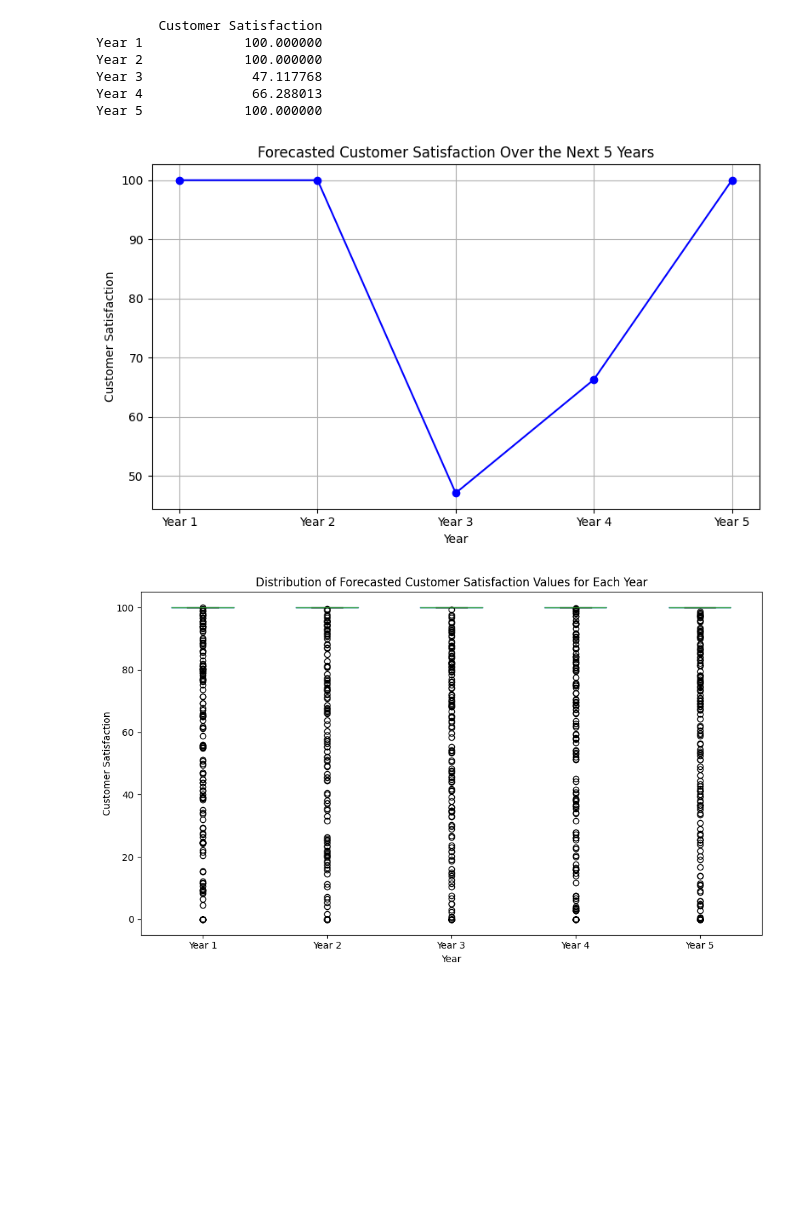
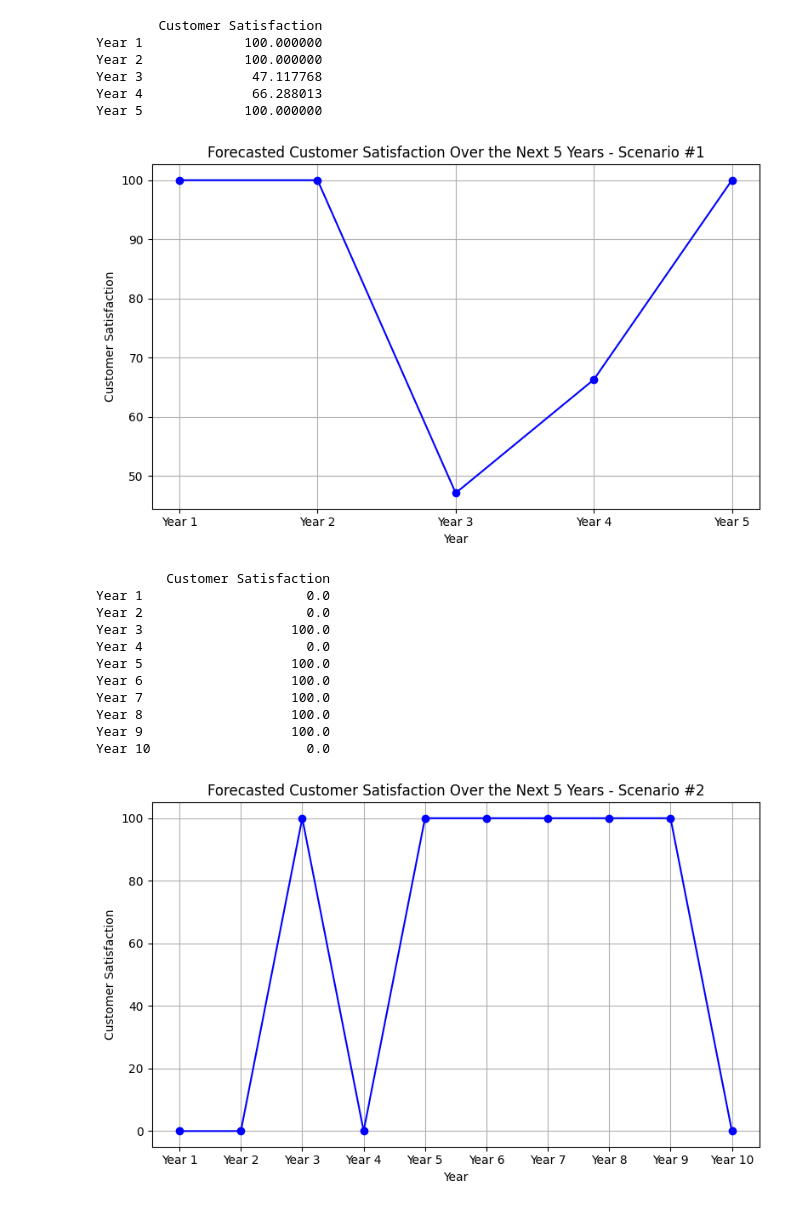
Before and after one commit to rgregs60/Python-Fall-2024-Notebooks, a Jupyter notebook: Development Code/Development Work 2025/test_Let_me_start_coding.ipynb, the cells around one changed output. Drawn from its saved outputs; the diff is of its cells as text; code cells hidden in the pictures; blank space fills up the shorter version.

```diff
--- a/Development Code/Development Work 2025/test_Let_me_start_coding.ipynb
+++ b/Development Code/Development Work 2025/test_Let_me_start_coding.ipynb
@@ -119,14 +119,28 @@ def forecast_customer_satisfaction(df, correlation_matrix, years=5, min_change=-
     forecast_df = pd.DataFrame(forecast, index=[f"Year {i+1}" for i in range(years)])
     return forecast_df
 
-# Example usage:
+# Forecast - Scenario #1
 forecast_df = forecast_customer_satisfaction(df, correlation_matrix, years=5, min_change=-0.03, max_change=0.10, random_state=42)
 print(forecast_df[['Customer Satisfaction']])
 
 #show the forecasted customer satisfaction over the next five years
 plt.figure(figsize=(8, 5))
 plt.plot(forecast_df.index, forecast_df['Customer Satisfaction'], marker='o', linestyle='-', color='blue')
-plt.title('Forecasted Customer Satisfaction Over the Next 5 Years')
+plt.title('Forecasted Customer Satisfaction Over the Next 5 Years - Scenario #1')
+plt.xlabel('Year')
+plt.ylabel('Customer Satisfaction')
+plt.grid()
+plt.tight_layout()
+plt.show()
+
+# Forecast - Scenario #2
+forecast_df = forecast_customer_satisfaction(df, correlation_matrix, years=10, min_change=-0.10, max_change=0.10, random_state=60)
+print(forecast_df[['Customer Satisfaction']])
+
+#show the forecasted customer satisfaction over the next five years
+plt.figure(figsize=(8, 5))
+plt.plot(forecast_df.index, forecast_df['Customer Satisfaction'], marker='o', linestyle='-', color='blue')
+plt.title('Forecasted Customer Satisfaction Over the Next 5 Years - Scenario #2')
 plt.xlabel('Year')
 plt.ylabel('Customer Satisfaction')
 plt.grid()
@@ -151,72 +165,43 @@ def monte_carlo_forecast(df, correlation_matrix, years=5, min_change=-0.03, max_
     Returns:
         pd.DataFrame: DataFrame containing the distribution of forecasted customer satisfaction values for each year.
     """
     np.random.seed(random_state)
     last_row = df.iloc[-1].copy()
     variables = [col for col in df.columns if col != 'Customer Satisfaction']
     all_forecasts = {f"Year {i+1}": [] for i in range(years)}
 
     for sim in range(simulations):
         current_row = last_row.copy()
         for i in range(years):
             changes = np.random.uniform(min_change, max_change, size=len(variables))
             new_values = current_row[variables] * (1 + changes)
             weights = correlation_matrix.loc[variables, 'Customer Satisfaction'].values
             norm_weights = np.abs(weights) / np.sum(np.abs(weights))
             cs_pred = (new_values - current_row[variables]).values @ norm_weights + current_row['Customer Satisfaction']
             cs_pred = np.clip(cs_pred, 0, 100)
             all_forecasts[f"Year {i+1}"].append(cs_pred)
             current_row[variables] = new_values
             current_row['Customer Satisfaction'] = cs_pred
 
     forecast_df = pd.DataFrame(all_forecasts)
     return forecast_df
-
-# show the distribution of forecasted customer satisfaction values for each year using box plots
-
-forecast_distribution = monte_carlo_forecast(df, correlation_matrix, years=5, min_change=-0.03, max_change=0.10, simulations=1000, random_state=42)
-plt.figure(figsize=(10, 6))
-forecast_distribution.boxplot()
-plt.title('Distribution of Forecasted Customer Satisfaction Values for Each Year')
-plt.xlabel('Year')
-
-#using the monte_carlo_forecast function to generate the distribution of forecasted customer satisfaction values for each year and then visualizing it using box plots to show the range and variability of the forecasts. This will help us understand the potential outcomes and their probabilities over the next five years.
-plt.ylabel('Customer Satisfaction')
-plt.grid()
-plt.tight_layout()
-plt.show()
-
-# show the expected value and confidence intervals for the forecasted customer satisfaction in each year based on the Monte Carlo simulation results. This will provide insights into the most likely outcomes and the uncertainty associated with the forecasts.
-# Calculate expected value and confidence intervals
-expected_values = forecast_distribution.mean()
-confidence_intervals = forecast_distribution.quantile([0.025, 0.975])
-print("Expected Values for Customer Satisfaction Forecast:")
-print(expected_values)
-print("\n95% Confidence Intervals for Customer Satisfaction Forecast:")
-print(confidence_intervals)
-
-# show key drivers explaining the forecasted customer satisfaction trends over the next five years based on the Monte Carlo simulation results. This will help us understand which variables are most influential in driving changes in customer satisfaction and how they contribute to the forecasted outcomes.
-# Calculate the average change in each variable across simulations and years
-average_changes = {}
-for variable in correlation_matrix.columns:
-    if variable != 'Customer Satisfaction':
-        changes = []
-        for year in forecast_distribution.columns:
-            for sim in range(1000):
-                change = (forecast_distribution[year][sim] - df['Customer Satisfaction'].iloc[-1]) * correlation_matrix.loc[variable, 'Customer Satisfaction']
-                changes.append(change)
-        average_changes[variable] = np.mean(changes)
-# Sort the average changes to identify key drivers
-sorted_drivers = sorted(average_changes.items(), key=lambda x: abs(x[1]), reverse=True)
-print("\nKey Drivers of Forecasted Customer Satisfaction Trends:")
-for variable, avg_change in sorted_drivers:
-    print(f"{variable}: Average Change Contribution = {avg_change:.4f}")
 # %% [output]
         Customer Satisfaction
 Year 1             100.000000
 Year 2             100.000000
 Year 3              47.117768
 Year 4              66.288013
 Year 5             100.000000
-[figure, old version]
+[figure, new version]
+         Customer Satisfaction
+Year 1                     0.0
+Year 2                     0.0
+Year 3                   100.0
+Year 4                     0.0
+Year 5                   100.0
+Year 6                   100.0
+Year 7                   100.0
+Year 8                   100.0
+Year 9                   100.0
+Year 10                    0.0
-[figure, old version]
+[figure, new version]
```
Also changed, not shown: parts of 4 cells of this notebook, 1 other file.
